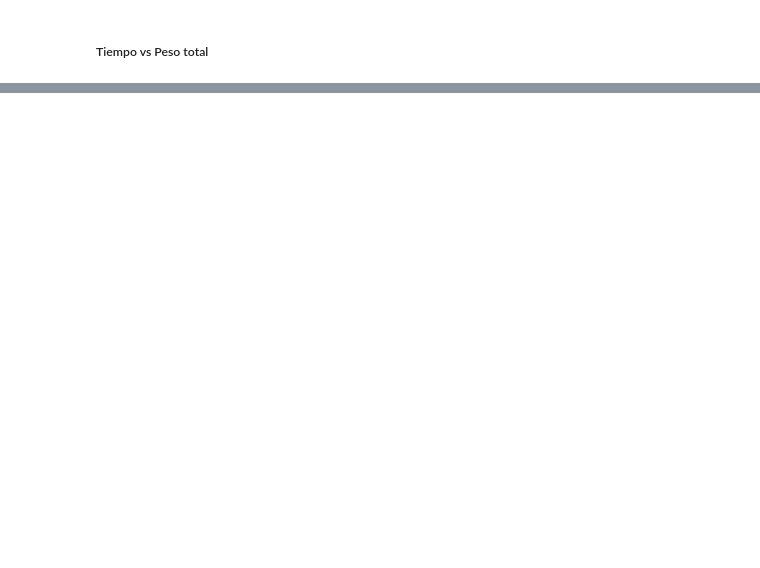
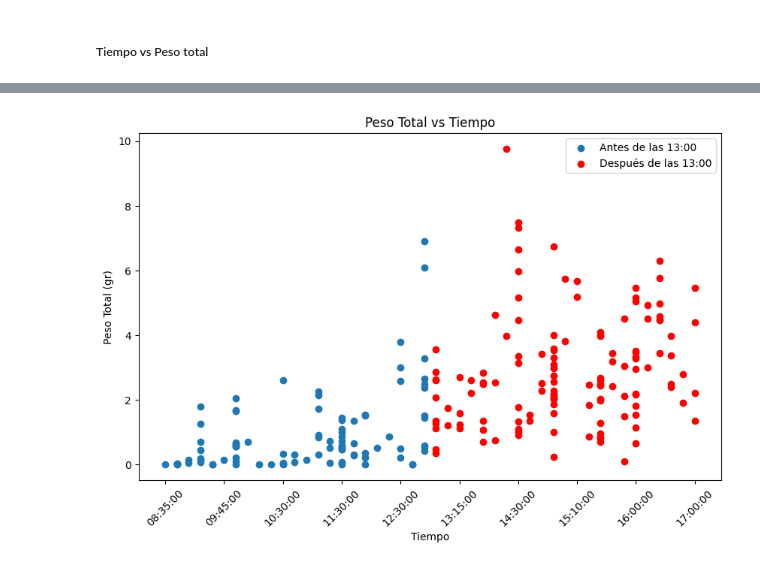
Before and after one commit to fofojaramillo/codornices-proyecto, a Jupyter notebook: EDA_v2.ipynb, the cells around one changed output, grey strips where cells are left out. Cells and saved outputs as stored; diff of their text form; code cells hidden in the pictures; blank space fills up the shorter version.

```diff
--- a/EDA_v2.ipynb
+++ b/EDA_v2.ipynb
@@ -350,0 +316,37 @@ plt.show()
+# %%
+# Convertir la columna 'time' a datetime
+df_all['time'] = pd.to_datetime(df_all['time'], format='%H:%M', errors='coerce')
+
+# Filtrar los puntos que están después de las 13:00
+df_despues_13 = df_all[df_all['Despues13']==1].copy()
+df_antes_13 = df_all[df_all['Despues13']!=1].copy()
+
+df_despues_13['time'] = (df_despues_13['time'].dt.time).astype(str)
+df_antes_13['time'] = (df_antes_13['time'].dt.time).astype(str)
+
+# Crear la gráfica de dispersión para todos los puntos antes de las 13:00
+plt.figure(figsize=(10, 6))
+plt.scatter(df_antes_13['time'], df_antes_13['peso total'], label='Antes de las 13:00')
+
+# Crear la gráfica de dispersión para los puntos después de las 13:00 (en rojo)
+plt.scatter(df_despues_13['time'], df_despues_13['peso total'], color='red', label='Después de las 13:00')
+
+# Añadir etiquetas y título
+plt.xlabel('Tiempo')
+plt.ylabel('Peso Total (gr)')
+plt.title('Peso Total vs Tiempo')
+
+# Ordenar los ticks del eje x para evitar que aparezcan "todo hecho bolas"
+plt.xticks(rotation=45)
+plt.gca().xaxis.set_major_locator(plt.MaxNLocator(nbins=10))  # Ajusta el número de ticks
+
+# Mostrar la leyenda
+plt.legend()
+
+# Guardar la gráfica como imagen
+# plt.savefig('./Graficos/PesoTotal_vs_Tiempo.png', bbox_inches='tight')
+
+# Mostrar la gráfica
+plt.show()
+# %% [output]
+[figure, added]
```
Also changed, not shown: parts of 22 cells of this notebook, 10 other files.
